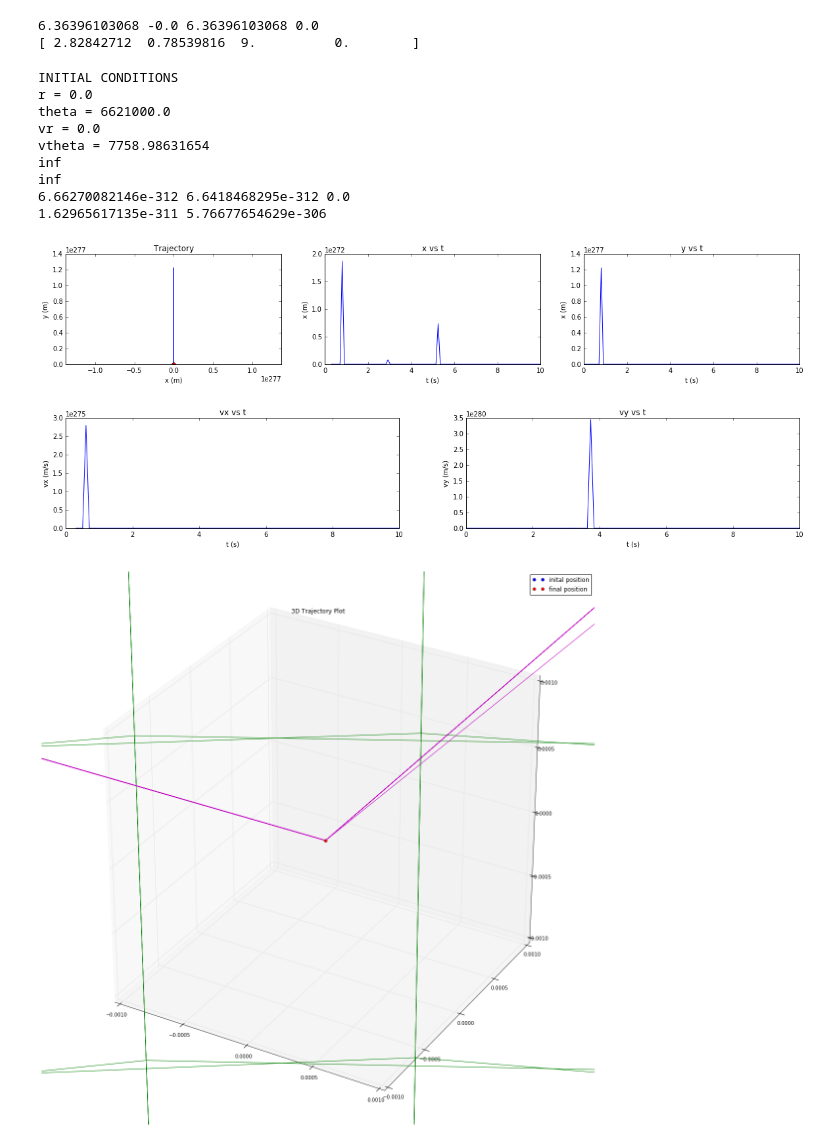
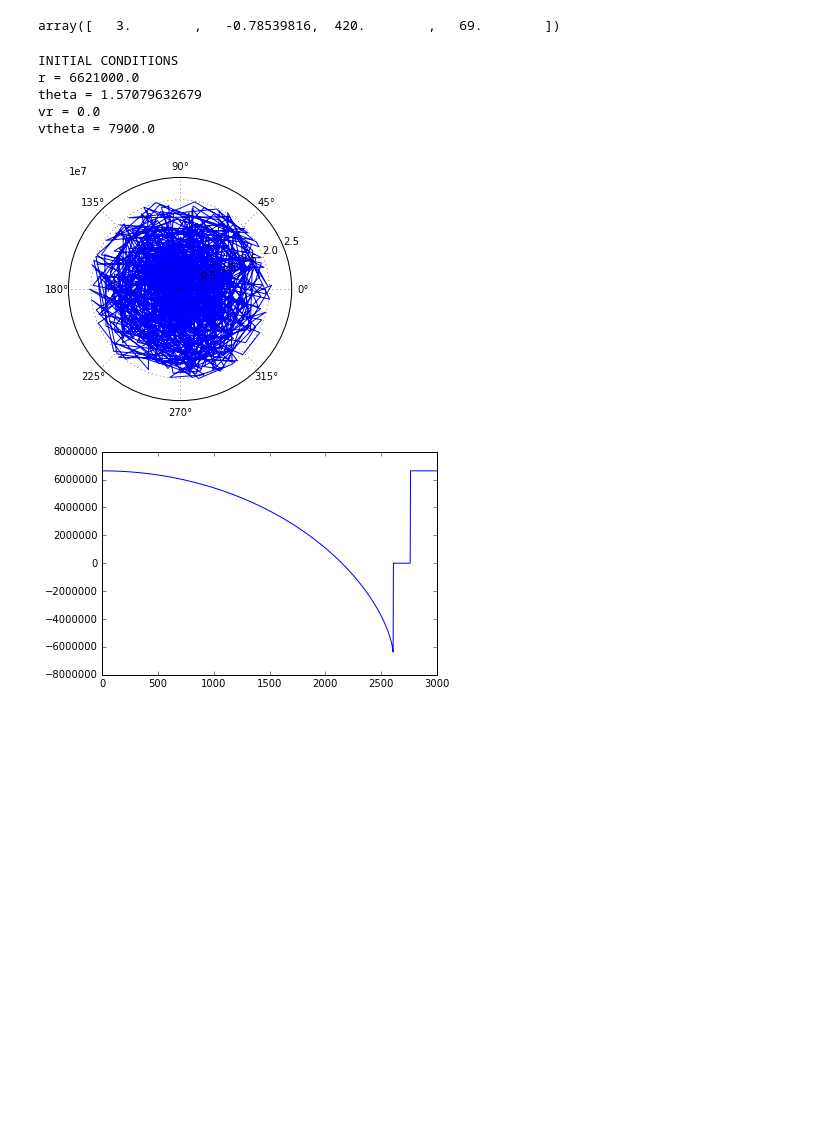
Before and after one commit to pitt1321/Nicholas-Sean-Rocket-Launch, a Jupyter notebook: Polar Coordinates.ipynb, the cells around one changed output. Saved outputs shown, nothing was run; the diff lists cells and outputs as text; code cells hidden in the pictures; blank space fills up the shorter version.

```diff
--- a/Polar Coordinates.ipynb
+++ b/Polar Coordinates.ipynb
@@ -5,31 +5,27 @@ import numpy as np
 from scipy.integrate import odeint
 from mpl_toolkits.mplot3d import Axes3D
 
+def polar_to_cartesian(r, theta, vr, vtheta):
+    x = r * np.cos(theta)
+    y = r * np.sin(theta)
+    vx = vr * np.cos(theta) - vtheta * np.sin(theta)
+    vy = vr * np.sin(theta) + vtheta * np.cos(theta)
+
+    return np.array([x, y, vx, vy])
+
+
 def cartesian_to_polar(x, y, vx, vy):
-    '''Converts cartesian to polar
-
-    Parameters
-    x : [L]
-    y : [L]
-    dx_dt: [L/T]
-    dy_dt: [L/T]
-
-    Returns:
-    array of r, theta, dr_dt, dtheta_dt -- float
-    [L], [rad], [rad/T], [rad/T]
-
-    '''
     r = np.sqrt(x**2 + y**2)
     theta = np.arctan2(y, x)
-    vr = np.sqrt(vx**2 + vy**2) * np.cos(theta) # by differentiating r wrt t
-    vtheta = (x*vy - y*vx)/(x**2 + y**2) # by differentiating theta wrt t
+    vr = vx*np.cos(theta) + vy*np.sin(theta)
+    vtheta = - vx*np.sin(theta) + vy*np.cos(theta)
 
-    print(vr*np.cos(theta), - vtheta*np.sin(theta), vr*np.sin(theta), + vtheta*np.cos(theta))
     return np.array([r, theta, vr, vtheta])
 
-print(cartesian_to_polar(2,2,9,9))
+
+a = polar_to_cartesian(3,-np.pi/4,420,69)
+cartesian_to_polar(a[0], a[1], a[2], a[3])
 # %% [output]
-6.36396103068 -0.0 6.36396103068 0.0
-[ 2.82842712  0.78539816  9.          0.        ]
+array([   3.        ,   -0.78539816,  420.        ,   69.        ])
 # %%
 def cartesian_to_polar_position(x,y):
@@ -58,7 +54,7 @@ C_d = 1
 
 def force_gravity(m, r):
     # force magnitude
-    F_g = G*M*m/r**2
+    F_g = G*M*m/(R+r)**2
 
     return F_g
 
@@ -98,7 +94,7 @@ def acceleration(r, vr, vtheta):
 def F4(init, t):
     r, theta = init[0], init[1]
     vr, vtheta = init[2], init[3]
-    ar, atheta = acceleration(r, vr, vtheta)
+    ar, atheta = acc(r, vr, vtheta)
 
     return np.array([vr, vtheta, ar, atheta])
 
@@ -111,8 +107,7 @@ def print_init(init):
     print('vtheta =', init[3])
 
 def acc(r, vr, vtheta):
-    print(force_gravity(m,r))
-    return force_gravity(m,r)/m, 0
+    return -force_gravity(m,r)/m, 0
 
 
 def F4(init, t):
@@ -126,10 +121,18 @@ def test_F4(init, t_max, N):
     T = np.linspace(0, t_max, N)
 
     data = odeint(F4, init, T)
-    x, y, vx, vy = data[:,0], data[:, 1], data[:,2], data[:,3]
+    r, theta, vr, vtheta = data[:,0], data[:, 1], data[:,2], data[:,3]
 
-    print(x[-1], y[-1], np.sqrt(x[-1]**2 + y[-1]**2))
-    print(vx[-1], vy[-1])
+    #print(x[-1], y[-1], np.sqrt(x[-1]**2 + y[-1]**2))
+    #print(vx[-1], vy[-1])
+
+    plt.subplot(111, projection='polar')
+    plt.plot(r, theta)
+    plt.show()
+
+    plt.plot(T, r)
+
+    return None
 
     plt.figure(figsize=(20,3))
 
@@ -144,6 +147,7 @@ def test_F4(init, t_max, N):
     earth = plt.Circle((0,0), R, color='green')
     plt.subplot(1,3,1).add_patch(earth)
 
+    return None
     plt.subplot(1,3,2)
     plt.plot(T, x)
     plt.title('x vs t')
@@ -187,42 +191,37 @@ def test_F4(init, t_max, N):
     X = R*np.cos(u)*np.sin(v)
     Y = R*np.sin(u)*np.sin(v)
     Z = R*np.cos(v)
     ax.plot_wireframe(X, Y, Z, color="green")
 
 
     max_limit = max(np.max(x), np.max(y), np.max(z))
     ax.set_xlim(-max_limit, max_limit)
     ax.set_ylim(-max_limit, max_limit)
     ax.set_zlim(-max_limit, max_limit)
 
     plt.title('3D Trajectory Plot')
 
     plt.show()
 
 def plot_test_F4():
     G = 6.6742*10**-11 # gravitational constant, Nm^2/kg^2
     M = 5.9722*10**24 # mass of earth, kg
     R = 6371*10**3 # radius of earth, m
 
     y = R + 250e3
     v0 = np.sqrt(G*M)/(0 + (y)**2)**(1/4)
 
-    init1 = np.array([0, y, 0, v0])
+    init1 = np.array([y, np.pi/2, 0, 7900])
 
     print_init(init1)
-    test_F4(init1, 10, 100)
+    test_F4(init1, 3000, 1000)
 
 plot_test_F4()
 # %% [output]
 INITIAL CONDITIONS
-r = 0.0
-theta = 6621000.0
+r = 6621000.0
+theta = 1.57079632679
 vr = 0.0
-vtheta = 7758.98631654
-inf
-inf
-6.66270082146e-312 6.6418468295e-312 0.0
-1.62965617135e-311 5.76677654629e-306
+vtheta = 7900.0
-[figure, old version]
+[figure, new version]
-[figure, old version]
+[figure, new version]
-[figure, removed]
```
Also changed, not shown: parts of 1 cell of this notebook, 1 other file.
